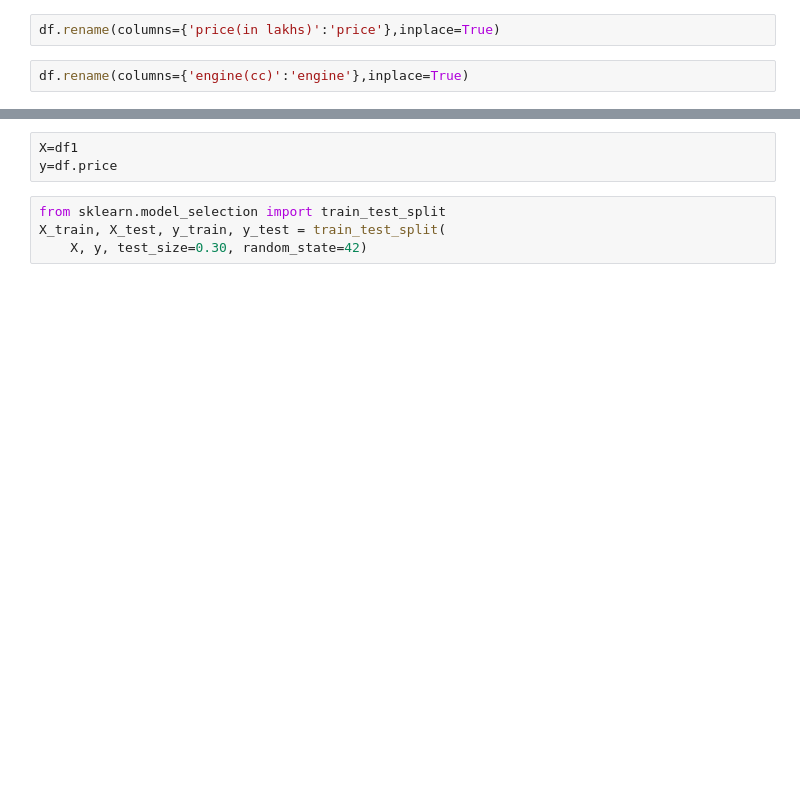
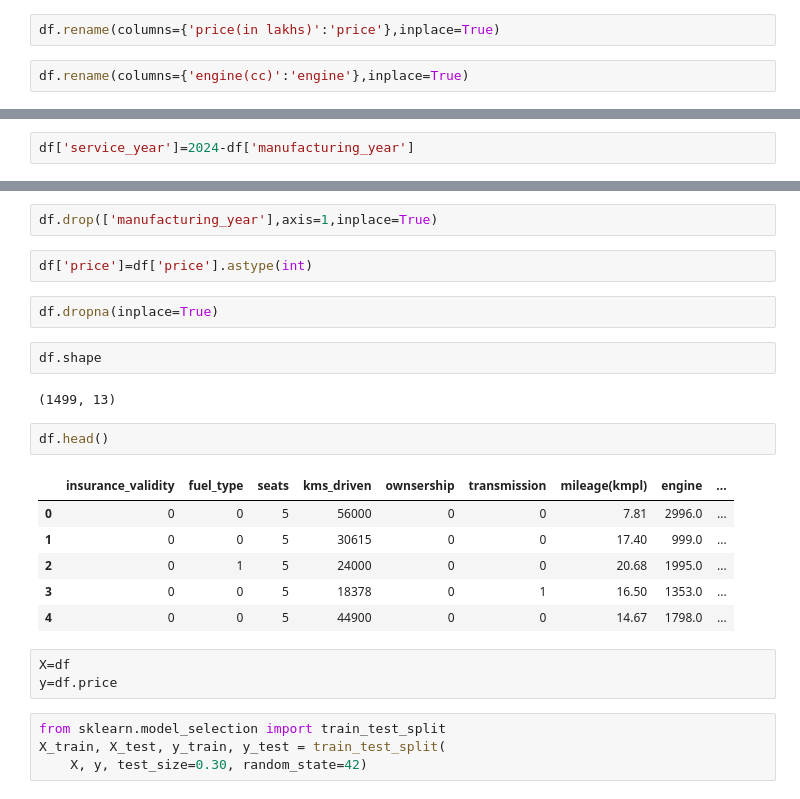
Before and after one commit to RayJ20/Car-Price-prediction, a Jupyter notebook: Car Price prediction.ipynb, the cells around one changed output, grey strips where cells are left out. Cells and saved outputs as stored; diff of their text form; blank space fills up the shorter version.

```diff
--- a/Car Price prediction.ipynb
+++ b/Car Price prediction.ipynb
@@ -24,0 +285,2 @@ df.rename(columns={'engine(cc)':'engine'},inplace=True)
+# %%
+df['service_year']=2024-df['manufacturing_year']
@@ -25,5 +296,24 @@ df.rename(columns={'engine(cc)':'engine'},inplace=True)
+# %%
+df.drop(['manufacturing_year'],axis=1,inplace=True)
+# %%
+df['price']=df['price'].astype(int)
+# %%
+df.dropna(inplace=True)
+# %%
+df.shape
+# %% [output]
+(1499, 13)
+# %%
+df.head()
+# %% [output]
+|  | insurance_validity | fuel_type | seats | kms_driven | ownsership | transmission | mileage(kmpl) | engine | ... |
+| 0 | 0 | 0 | 5 | 56000 | 0 | 0 | 7.81 | 2996.0 | ... |
+| 1 | 0 | 0 | 5 | 30615 | 0 | 0 | 17.40 | 999.0 | ... |
+| 2 | 0 | 1 | 5 | 24000 | 0 | 0 | 20.68 | 1995.0 | ... |
+| 3 | 0 | 0 | 5 | 18378 | 0 | 1 | 16.50 | 1353.0 | ... |
+| 4 | 0 | 0 | 5 | 44900 | 0 | 0 | 14.67 | 1798.0 | ... |
 # %%
-X=df1
+X=df
 y=df.price
 # %%
 from sklearn.model_selection import train_test_split
```
Also changed, not shown: parts of 48 cells of this notebook.
